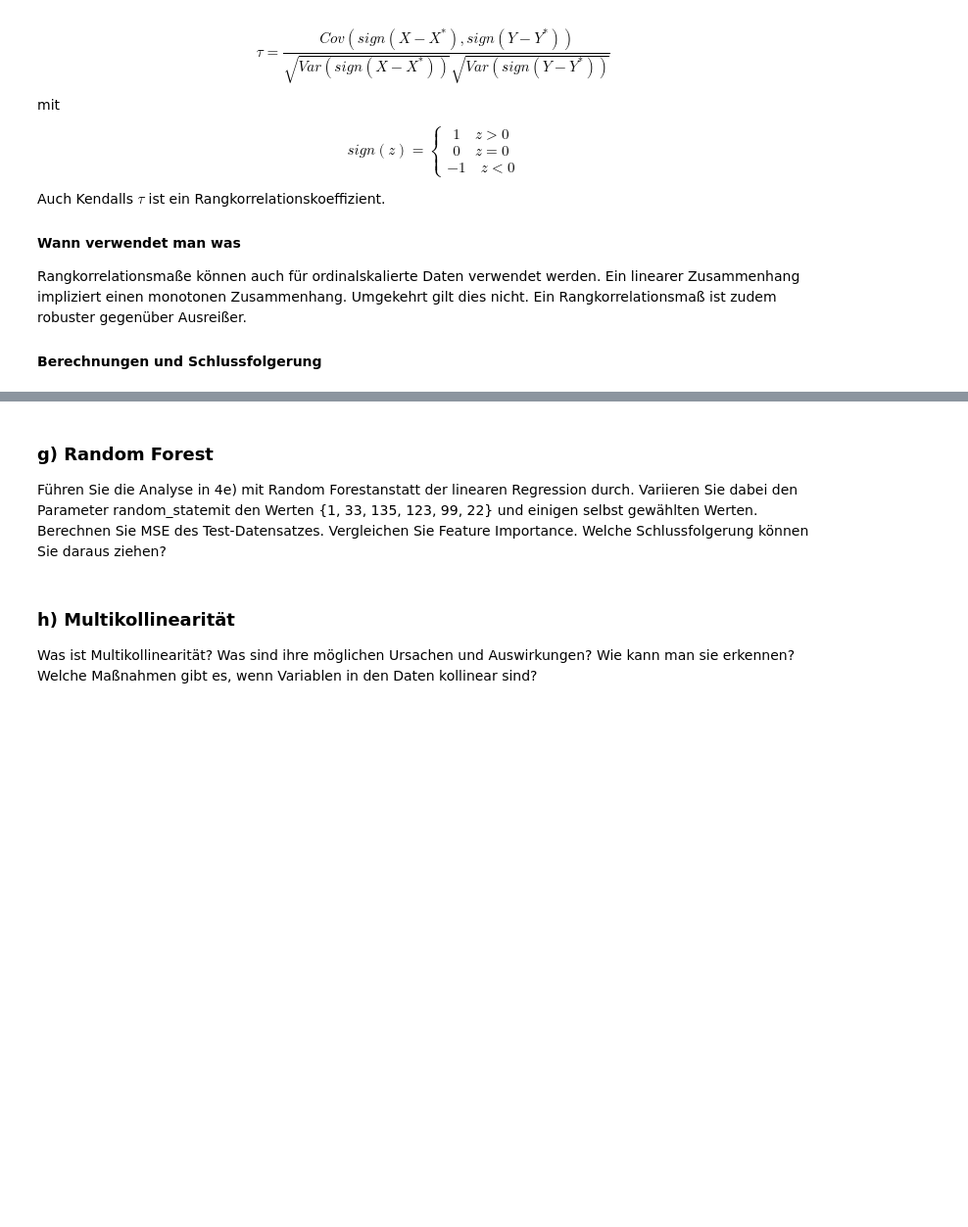
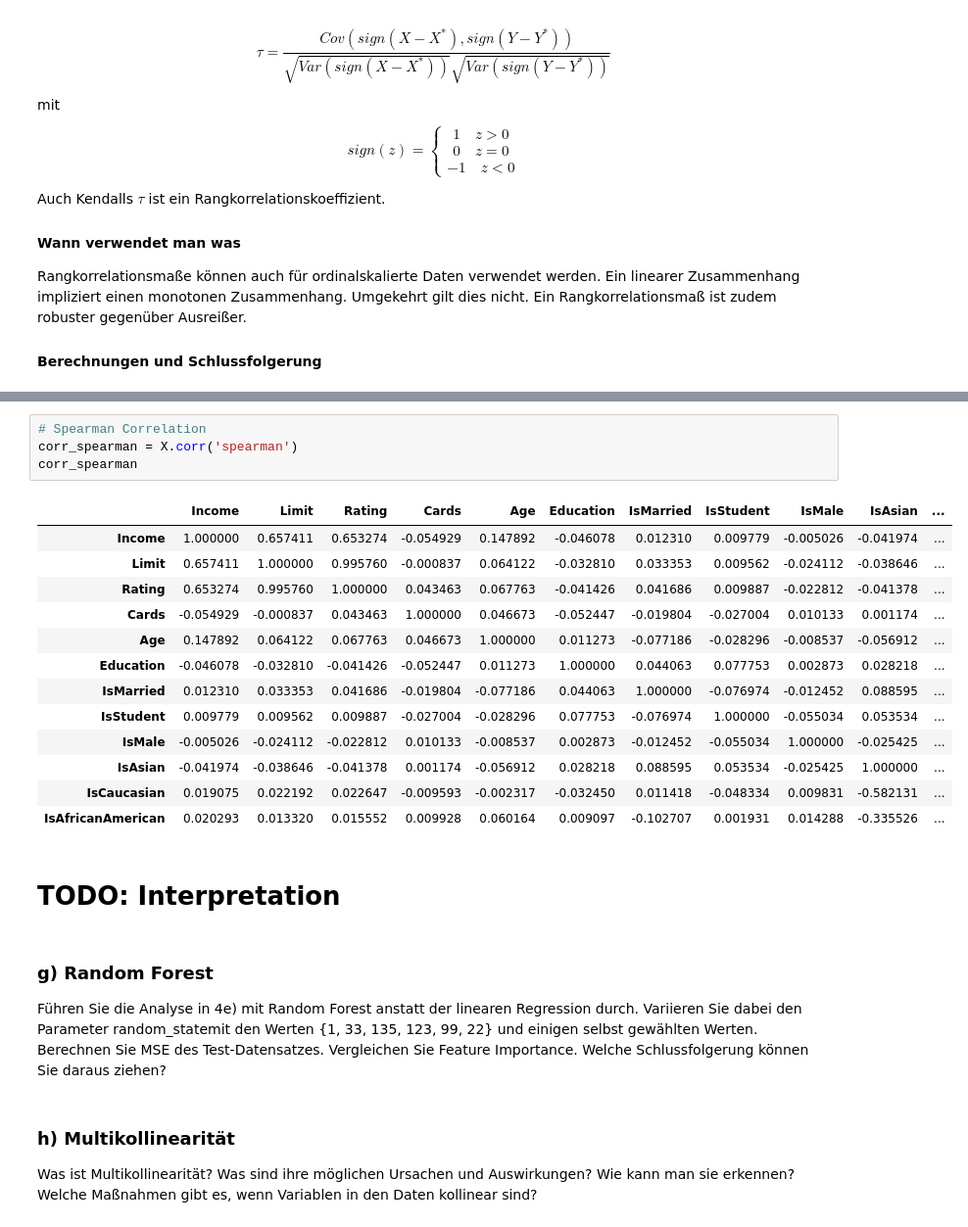
Before and after one commit to tecoKIT/smart-data-analytics, a Jupyter notebook: Uebung1/Exercise4_Carmen.ipynb, the cells around one changed output, grey strips where cells are left out. Shown at 98% size. Cells and saved outputs as stored; diff of their text form; blank space fills up the shorter version.

```diff
--- a/Uebung1/Exercise4_Carmen.ipynb
+++ b/Uebung1/Exercise4_Carmen.ipynb
@@ -304,6 +504,26 @@ Ein Rangkorrelationsmaß ist zudem robuster gegenüber Ausreißer.
+# %%
+# Spearman Correlation
+corr_spearman = X.corr('spearman')
+corr_spearman
+# %% [output]
+|  | Income | Limit | Rating | Cards | Age | Education | IsMarried | IsStudent | IsMale | IsAsian | ... |
+| Income | 1.000000 | 0.657411 | 0.653274 | -0.054929 | 0.147892 | -0.046078 | 0.012310 | 0.009779 | -0.005026 | -0.041974 | ... |
+| Limit | 0.657411 | 1.000000 | 0.995760 | -0.000837 | 0.064122 | -0.032810 | 0.033353 | 0.009562 | -0.024112 | -0.038646 | ... |
+| Rating | 0.653274 | 0.995760 | 1.000000 | 0.043463 | 0.067763 | -0.041426 | 0.041686 | 0.009887 | -0.022812 | -0.041378 | ... |
+| Cards | -0.054929 | -0.000837 | 0.043463 | 1.000000 | 0.046673 | -0.052447 | -0.019804 | -0.027004 | 0.010133 | 0.001174 | ... |
+| Age | 0.147892 | 0.064122 | 0.067763 | 0.046673 | 1.000000 | 0.011273 | -0.077186 | -0.028296 | -0.008537 | -0.056912 | ... |
+| Education | -0.046078 | -0.032810 | -0.041426 | -0.052447 | 0.011273 | 1.000000 | 0.044063 | 0.077753 | 0.002873 | 0.028218 | ... |
+| IsMarried | 0.012310 | 0.033353 | 0.041686 | -0.019804 | -0.077186 | 0.044063 | 1.000000 | -0.076974 | -0.012452 | 0.088595 | ... |
+| IsStudent | 0.009779 | 0.009562 | 0.009887 | -0.027004 | -0.028296 | 0.077753 | -0.076974 | 1.000000 | -0.055034 | 0.053534 | ... |
+| IsMale | -0.005026 | -0.024112 | -0.022812 | 0.010133 | -0.008537 | 0.002873 | -0.012452 | -0.055034 | 1.000000 | -0.025425 | ... |
+| IsAsian | -0.041974 | -0.038646 | -0.041378 | 0.001174 | -0.056912 | 0.028218 | 0.088595 | 0.053534 | -0.025425 | 1.000000 | ... |
+| IsCaucasian | 0.019075 | 0.022192 | 0.022647 | -0.009593 | -0.002317 | -0.032450 | 0.011418 | -0.048334 | 0.009831 | -0.582131 | ... |
+| IsAfricanAmerican | 0.020293 | 0.013320 | 0.015552 | 0.009928 | 0.060164 | 0.009097 | -0.102707 | 0.001931 | 0.014288 | -0.335526 | ... |
+# %% [markdown]
+# TODO: Interpretation
 # %% [markdown]
 ### g) Random Forest
-Führen Sie die Analyse in 4e) mit Random Forestanstatt der linearen Regression durch. Variieren Sie dabei den Parameter random_statemit den Werten {1, 33, 135, 123, 99, 22} und einigen selbst gewählten Werten. Berechnen Sie MSE des Test-Datensatzes. Vergleichen Sie Feature Importance. Welche Schlussfolgerung können Sie daraus ziehen?
+Führen Sie die Analyse in 4e) mit Random Forest anstatt der linearen Regression durch. Variieren Sie dabei den Parameter random_statemit den Werten {1, 33, 135, 123, 99, 22} und einigen selbst gewählten Werten. Berechnen Sie MSE des Test-Datensatzes. Vergleichen Sie Feature Importance. Welche Schlussfolgerung können Sie daraus ziehen?
 # %% [markdown]
 ### h) Multikollinearität
 Was ist Multikollinearität? Was sind ihre möglichen Ursachen und Auswirkungen? Wie kann man sie erkennen? Welche Maßnahmen gibt es, wenn Variablen in den Daten kollinear sind?
```
Also changed, not shown: parts of 28 cells of this notebook.
